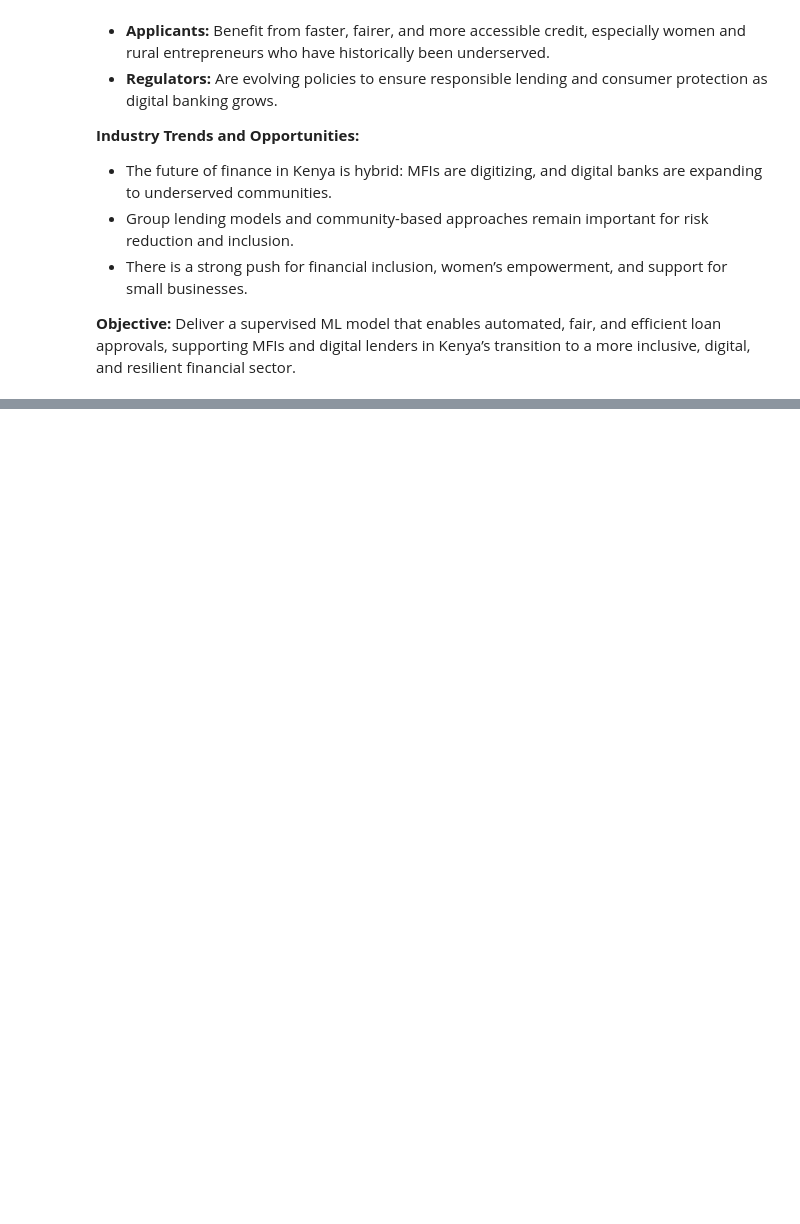
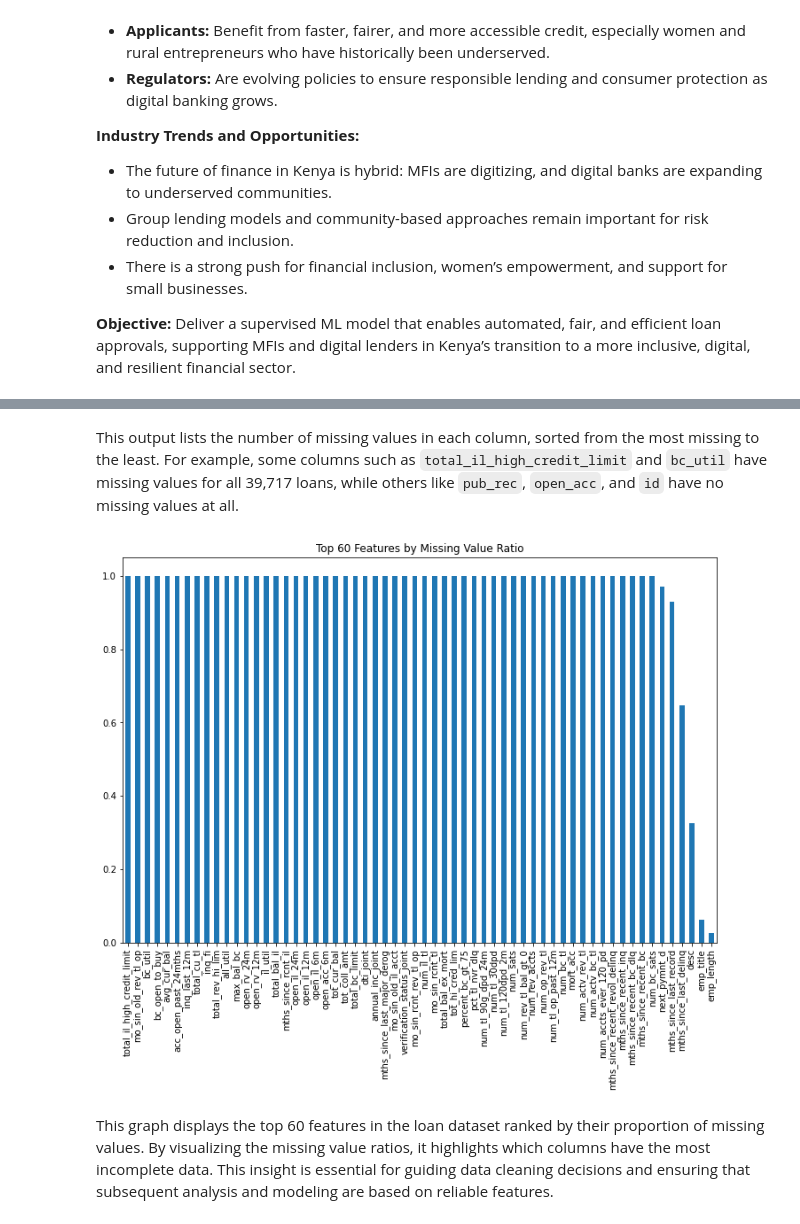
Before and after one commit to KweyuV/Digitizing-Loan-Approvals-for-Financial-Inclusion, a Jupyter notebook: Loan_approval_final.ipynb, the cells around one changed output, grey strips where cells are left out. Saved outputs shown, nothing was run; the diff lists cells and outputs as text; code cells hidden in the pictures; blank space fills up the shorter version.

Commit message:
Add data understanding

```diff
--- a/Loan_approval_final.ipynb
+++ b/Loan_approval_final.ipynb
@@ -30,0 +52,12 @@ Deliver a supervised ML model that enables automated, fair, and efficient loan a
+# %%
+import pandas as pd
+import matplotlib.pyplot as plt
+import seaborn as sns
+from sklearn.model_selection import train_test_split
+from sklearn.preprocessing import LabelEncoder
+from imblearn.over_sampling import SMOTE
+import warnings
+warnings.filterwarnings('ignore')
+
+loan_df = pd.read_csv('loan.csv', low_memory=False)
+loan_df.head()
@@ -30,0 +104,12 @@ Deliver a supervised ML model that enables automated, fair, and efficient loan a
+# %% [markdown]
+This output lists the number of missing values in each column, sorted from the most missing to the least. For example, some columns such as `total_il_high_credit_limit` and `bc_util` have missing values for all 39,717 loans, while others like `pub_rec`, `open_acc`, and `id` have no missing values at all.
+# %%
+missing_ratio = loan_df.isnull().mean().sort_values(ascending=False)
+plt.figure(figsize=(12,8))
+missing_ratio[missing_ratio>0].head(60).plot(kind='bar')
+plt.title("Top 60 Features by Missing Value Ratio")
+plt.show()
+# %% [output]
+[figure, added]
+# %% [markdown]
+This graph displays the top 60 features in the loan dataset ranked by their proportion of missing values. By visualizing the missing value ratios, it highlights which columns have the most incomplete data. This insight is essential for guiding data cleaning decisions and ensuring that subsequent analysis and modeling are based on reliable features.
```
Also changed, not shown: parts of 7 cells of this notebook.
